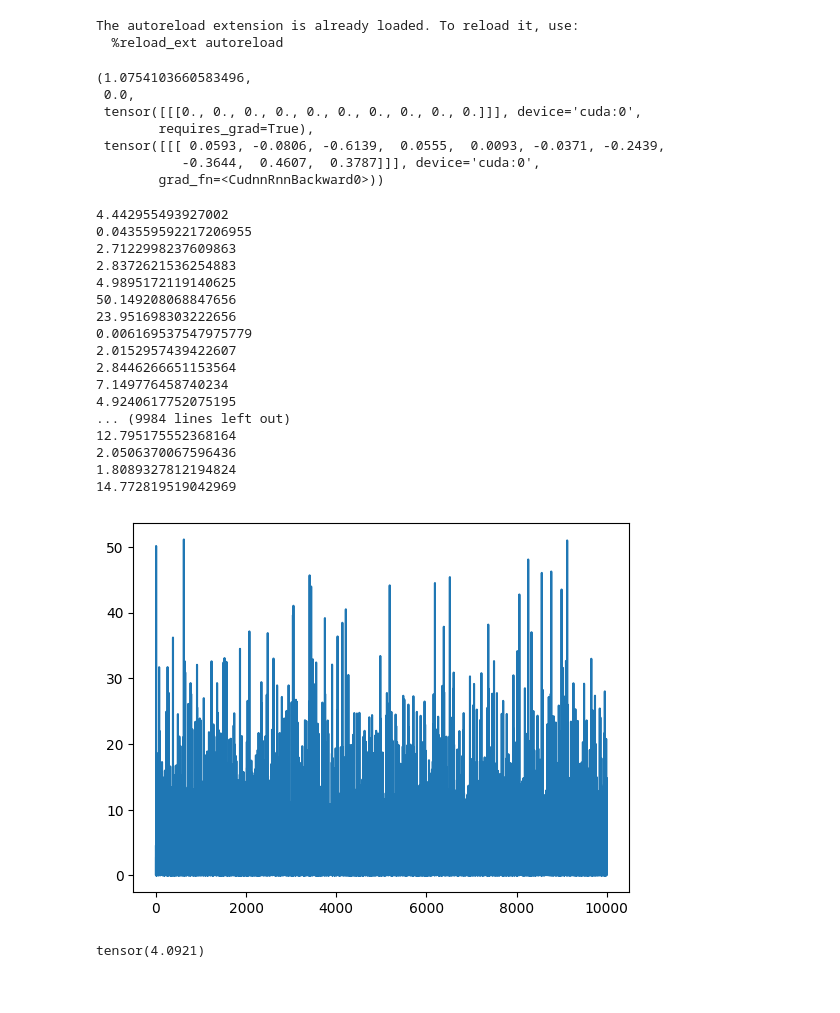
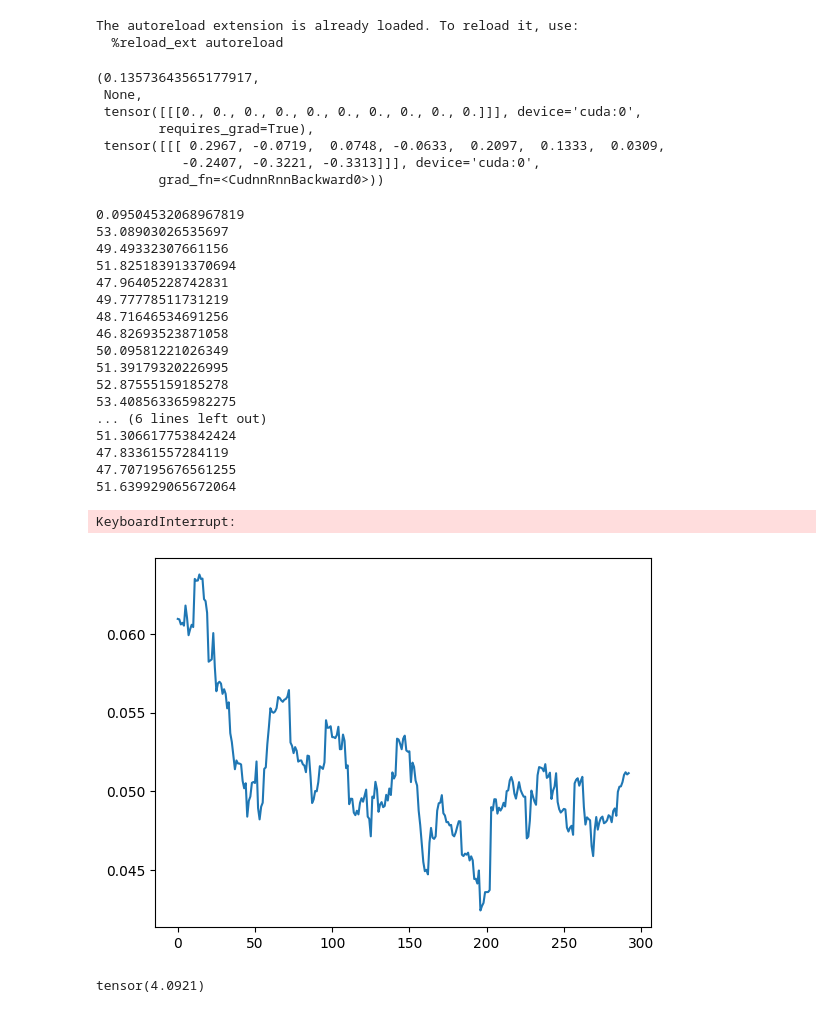
Before and after one commit to jmCabrillana/memoryPerceiver, a Jupyter notebook: memory_perceiver/debugging/debug_uoro.ipynb, the cells around one changed output. Saved outputs shown, nothing was run; the diff lists cells and outputs as text; code cells hidden in the pictures.

```diff
--- a/memory_perceiver/debugging/debug_uoro.ipynb
+++ b/memory_perceiver/debugging/debug_uoro.ipynb
@@ -47,57 +47,65 @@ device = 'cuda:0'
 # optimizer = torch.optim.Adam(model.parameters(), lr=1e-3)
 # model.train()
 # 1
-model = UOROModel(4, 10, 1, 1e-3, device)
+model = UOROModel(2, 10, 1, 1e-3, device)
 # %%
 model.initialize_state(device)
 # %%
-x=torch.randn(1, 1, 4, device=device)
+x=torch.randn(1, 1, 2, device=device)
 y=torch.ones(1, 1, device=device)
 model.forward(x, y)
 # %% [output]
-(1.0754103660583496,
- 0.0,
+(0.13573643565177917,
+ None,
  tensor([[[0., 0., 0., 0., 0., 0., 0., 0., 0., 0.]]], device='cuda:0',
         requires_grad=True),
- tensor([[[ 0.0593, -0.0806, -0.6139,  0.0555,  0.0093, -0.0371, -0.2439,
-           -0.3644,  0.4607,  0.3787]]], device='cuda:0',
+ tensor([[[ 0.2967, -0.0719,  0.0748, -0.0633,  0.2097,  0.1333,  0.0309,
+           -0.2407, -0.3221, -0.3313]]], device='cuda:0',
         grad_fn=<CudnnRnnBackward0>))
 # %%
 loss_all=[]
 # %%
 l = []
-for i in range(10000):
+loss_acc=0
+for n in range(200000):
     for i in range(4):
-        l.append(torch.randn(1, 1, 4, device=device))
-    if len(l) > 2:
+        l.append(torch.randn(1, 1, 2, device=device))
+    if len(l) > 1:
         x = l[-1]
-        y = l.pop(0).sum(-1).detach()
+        x_lagged = l.pop(0)
+        y = x_lagged.mean(-1).detach()
         loss, _, _, _ = model.forward(x, y)
         loss_all.append(loss)
-        print(loss)
+        loss_acc += loss
+        if n%1000 == 0:
+            print(loss_acc)
+            loss_acc=0
 # %% [output]
-4.442955493927002
-0.043559592217206955
-2.7122998237609863
-2.8372621536254883
-4.9895172119140625
-50.149208068847656
-23.951698303222656
-0.006169537547975779
-2.0152957439422607
-2.8446266651153564
-7.149776458740234
-4.9240617752075195
-... (9984 lines left out)
-12.795175552368164
-2.0506370067596436
-1.8089327812194824
-14.772819519042969
+0.09504532068967819
+53.08903026535697
+49.49332307661156
+51.825183913370694
+47.96405228742831
+49.77778511731219
+48.71646534691256
+46.82693523871058
+50.09581221026349
+51.39179320226995
+52.87555159185278
+53.408563365982275
+... (6 lines left out)
+51.306617753842424
+47.83361557284119
+47.707195676561255
+51.639929065672064
+KeyboardInterrupt:
-# %%
-plt.plot(loss_all)
-plt.show()
-# %% [output]
-[figure, removed]
+# %%
+# plt.plot(loss_all)
+h=100
+plt.plot([sum(loss_all[i: i+h])/h for i in range(int(len(loss_all)/h))])
+plt.show()
+# %% [output]
+[figure, added]
 # %%
 torch.tensor(loss_all)[:5000].mean()
 # %% [output]
```
Also changed, not shown: 9 other files.
